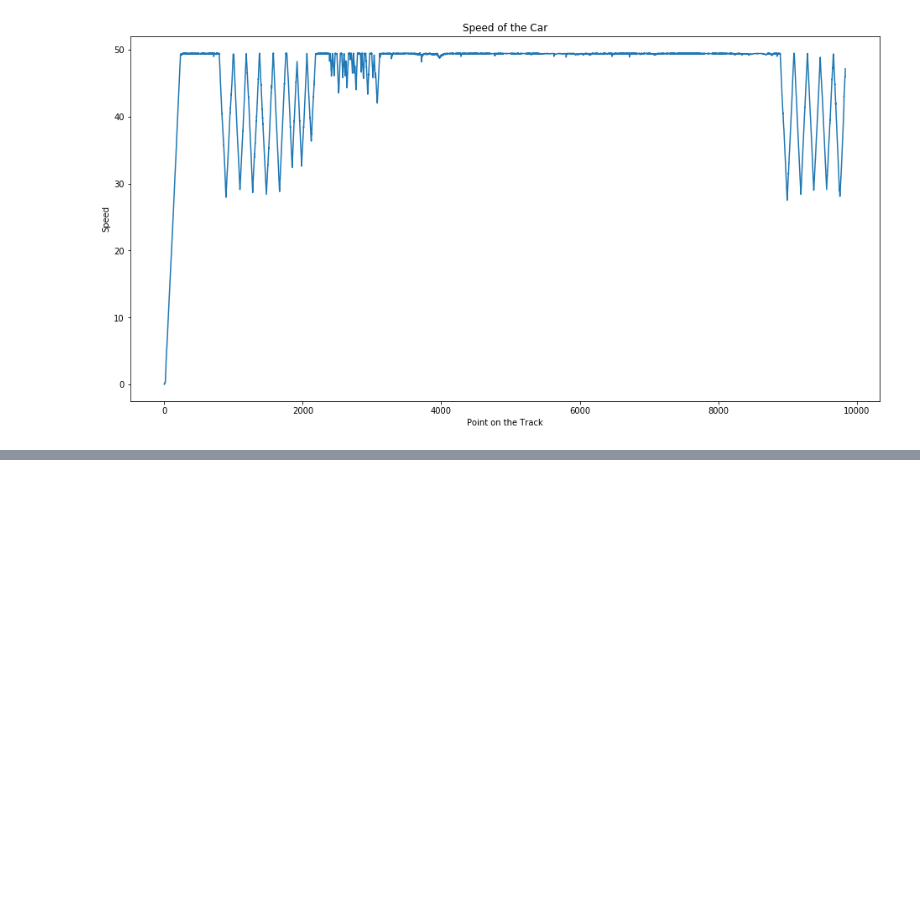
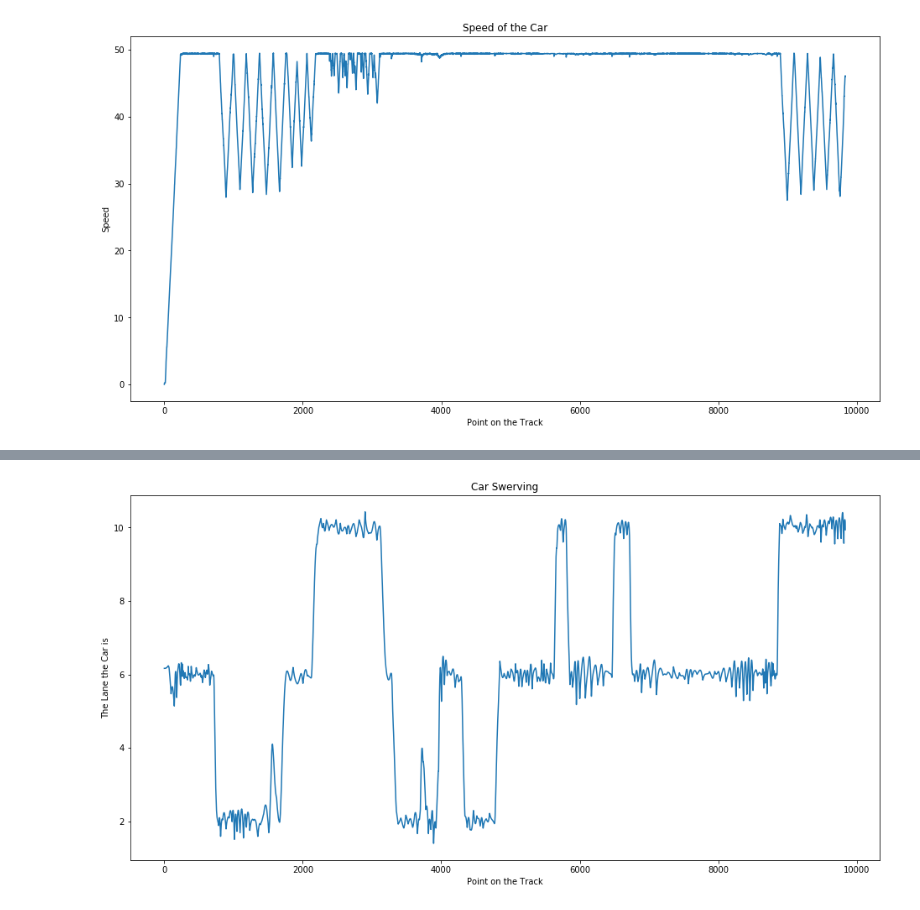
Before and after one commit to tylermoore1/InternProject, a Jupyter notebook: data_pathPlanning/visualize/visualize_data.ipynb, the cells around one changed output, grey strips where cells are left out. Saved outputs shown, nothing was run; the diff lists cells and outputs as text; code cells hidden in the pictures; blank space fills up the shorter version.

Commit message:
Added more graphs to see if car is swerving

```diff
--- a/data_pathPlanning/visualize/visualize_data.ipynb
+++ b/data_pathPlanning/visualize/visualize_data.ipynb
@@ -50,6 +50,7 @@ x_path = []
 y_path = []
 ool_x = []
 ool_y = []
+ool_angle = []
 for i in range(0, len(dfLogger) - 1):
     x_path.append(dfLogger.loc[i, 'x'])
     y_path.append(dfLogger.loc[i, 'y'])
@@ -59,10 +60,14 @@ for i in range(0, len(dfLogger) - 1):
         (dfLogger.loc[i, 'd'] > 4 and dfLogger.loc[i + 1, 'd'] < 4)):
         ool_x.append(dfLogger.loc[i, 'x'])
         ool_y.append(dfLogger.loc[i, 'y'])
+        #get angle of car as well for later down in the project
+        ool_angle.append(dfLogger.loc[i, 'yaw'])
     elif ((dfLogger.loc[i, 'd'] < 8 and dfLogger.loc[i + 1, 'd'] > 8) or
         (dfLogger.loc[i, 'd'] > 8 and dfLogger.loc[i + 1, 'd'] < 8)):
         ool_x.append(dfLogger.loc[i, 'x'])
         ool_y.append(dfLogger.loc[i, 'y'])
+        #get angle of car as well for later down in the project
+        ool_angle.append(dfLogger.loc[i, 'yaw'])
 
 
 x_start = [ x_path[0] ]
@@ -88,14 +93,9 @@ plt.show()
 [figure]
 # %%
 #get angle of car
-with open(logger_file) as f:
-    angle = []
-    count = 0
-    for line in f:
-        if count > 0:
-            data = line.split(',')
-            angle.append(float(data[5]))
-        count += 1
+angle = []
+for i in range(0, len(dfLogger) - 1):
+    angle.append(dfLogger.loc[i, 'yaw'])
 
 plt.rcParams["figure.figsize"] = [16, 8]
 plt.hist(angle)
@@ -106,18 +106,13 @@ plt.show()
 # %% [output]
 [figure]
 # %%
-#get angle of car
-with open(logger_file) as f:
-    angle = []
-    count = 0
-    for line in f:
-        if count > 0:
-            data = line.split(',')
-            angle.append(float(data[6]))
-        count += 1
+#get speed of car
+speed = []
+for i in range(0, len(dfLogger) - 1):
+    speed.append(dfLogger.loc[i, 'speed'])
 
 plt.rcParams["figure.figsize"] = [16, 8]
-plt.plot(angle)
+plt.plot(speed)
 plt.title("Speed of the Car")
 plt.xlabel("Point on the Track")
 plt.ylabel("Speed")
@@ -126,0 +141,15 @@ plt.show()
+# %%
+#see if car is swerving
+swerve = []
+for i in range(0, len(dfLogger)):
+    swerve.append(dfLogger.loc[i, 'd'])
+
+# 2 means car is in left lane, 6 means middle lane, and 10 means right lane
+plt.rcParams["figure.figsize"] = [16, 8]
+plt.plot(swerve)
+plt.title("Car Swerving")
+plt.xlabel("Point on the Track")
+plt.ylabel("The Lane the Car is")
+plt.show()
+# %% [output]
+[figure, added]
```
Also changed, not shown: parts of 1 cell of this notebook, 5 other files.
